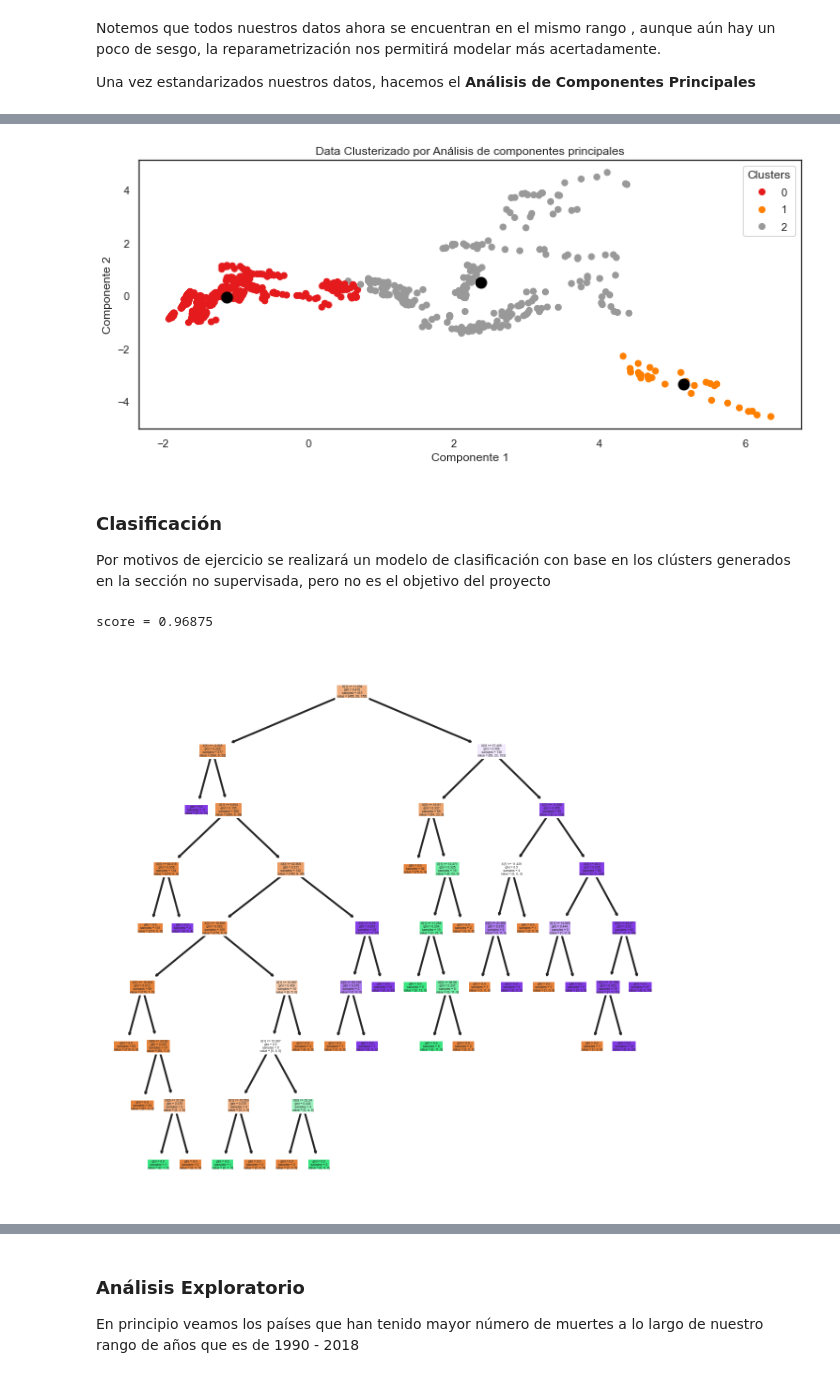
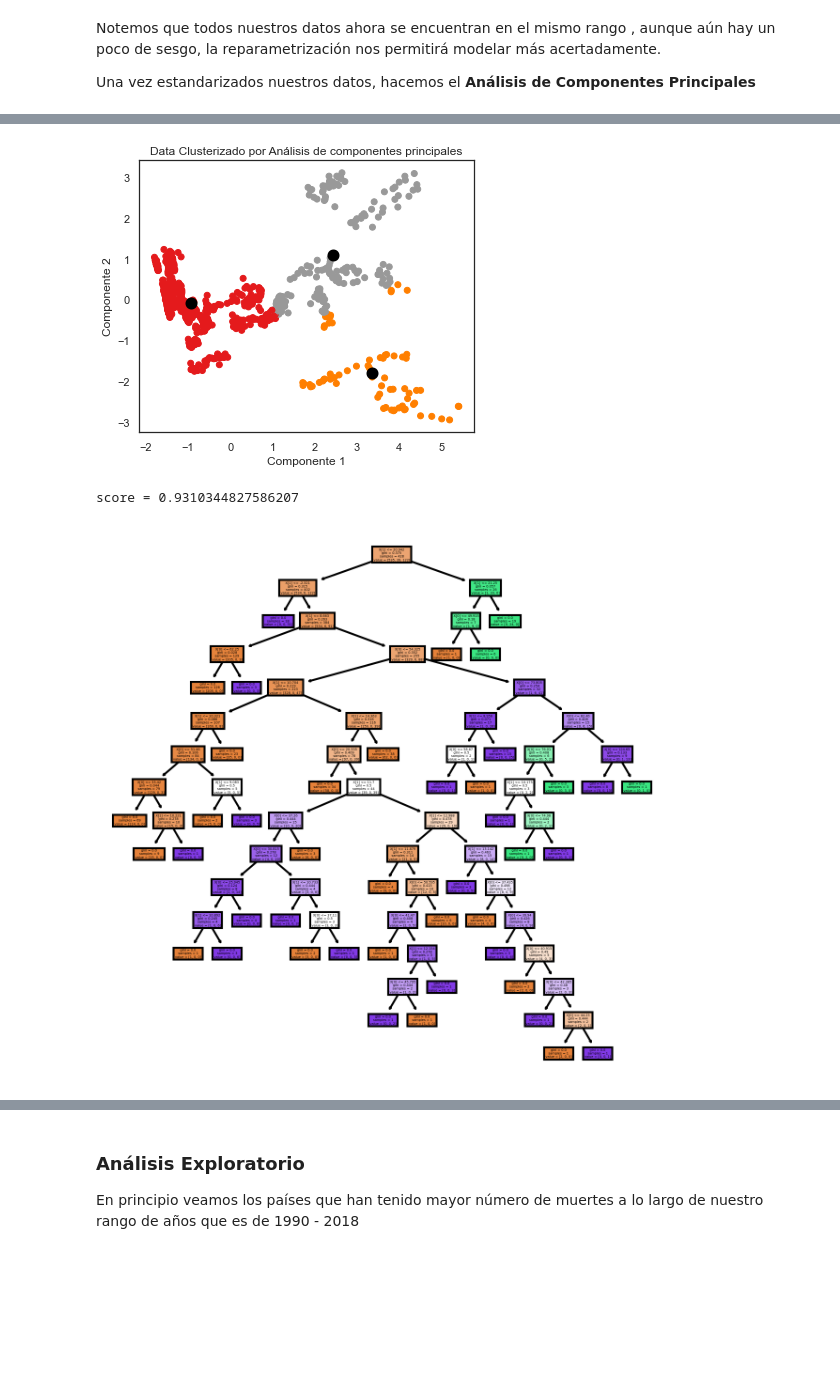
Before and after one commit to OmarGard/Bedu-E2-Modulo5, a Jupyter notebook: Notebook.ipynb, the cells around one changed output, grey strips where cells are left out. Saved outputs shown, nothing was run; the diff lists cells and outputs as text; code cells hidden in the pictures; blank space fills up the shorter version.

```diff
--- a/Notebook.ipynb
+++ b/Notebook.ipynb
@@ -96,8 +96,7 @@ Data columns (total 16 columns):
 dtypes: float64(11), int64(4), object(1)
 memory usage: 123.2+ KB
 # %%
-# Eliminamos variables que utilizaremos
-data = df[['total_respiratory_diseases','CO2','N2O', 'CH4','Fgas', 'mean_annual_temp']]
-data = data[data['CO2'] > 0]
+# Eliminamos variables que no utilizaremos
+data = df[['CO2','N2O', 'CH4','Fgas', 'mean_annual_temp']]
 data.head()
 # %% [output]
@@ -168,20 +167,20 @@ Una vez que hemos reducido a 2 dimensiones, procederemos a realizar la clusteriz
 # %%
-# Clusterizacion
+# Clusterización
 from sklearn.metrics import silhouette_score
 import sklearn.cluster as cluster
 
 inertia = []
 for i in range(1,10):
-    kmeans = KMeans(n_clusters = i, init = "k-means++", random_state = 18)
-    kmeans.fit(data_cluster)
-    inertia.append(kmeans.inertia_)
+  kmeans = cluster.KMeans(n_clusters = i, init = "k-means++", random_state = 18)
+  kmeans.fit(data_cluster)
+  inertia.append(kmeans.inertia_)
 # %%
 # Generación del método confirmatorio: método de la silueta
 silueta = {}
 for i in range(2,10):
-    kmeans = KMeans(n_clusters = i, init = "k-means++", random_state = 18, n_init = 15, max_iter = 500)
-    kmeans.fit(data_cluster)
-    silueta[i] = silhouette_score(data_cluster, kmeans.labels_, metric = "euclidean")
+  kmeans = cluster.KMeans(n_clusters = i, init = "k-means++", random_state = 18, n_init = 15, max_iter = 500)
+  kmeans.fit(data_cluster)
+  silueta[i] = silhouette_score(data_cluster, kmeans.labels_, metric = "euclidean")
 # %%
 # Graficamos
 sns.set(style = "white", rc = {"figure.figsize":(12,5)})
@@ -205,7 +204,6 @@ plt.show()
 # %%
-# Sabemos que son 3 clusters entonces
-
-kmeans = KMeans(n_clusters = 3, random_state=42, init="k-means++")
+# Sabemos que son 2 clusters entonces
+kmeans = cluster.KMeans(n_clusters = 3, random_state=84, init="k-means++")
 kmeans_labels = kmeans.fit_predict(data_cluster)
 
 centroids = kmeans.cluster_centers_
@@ -214,12 +212,10 @@ centroides_pca = pca_2.transform(centroids)
 data2 = data.copy()
 data2["Cluster"] = kmeans_labels
 
-data2.groupby('Cluster').agg(['mean', 'max', 'min'])
+aux = data2.columns.tolist()
+aux[0:len(aux)-1]
 
-#aux = data2.columns.tolist()
-#aux[0:len(aux)-1]
-
-#for cluster in aux[0:len(aux)-1]:
-#    grid = sns.FacetGrid(data2, col = "Cluster")
-#    grid.map(plt.hist, cluster, color = "orange")
+for cluster in aux[0:len(aux)-1]:
+  grid = sns.FacetGrid(data2, col = "Cluster")
+  grid.map(plt.hist, cluster, color = "orange")
 # %% [output]
@@ -232,15 +227,11 @@ data2.groupby('Cluster').agg(['mean', 'max', 'min'])
 # %%
-scatter = plt.scatter(x = pca_2_resultados[:,0], y = pca_2_resultados[:,1], c = kmeans_labels, cmap = "Set1", label=kmeans_labels)
-plt.scatter(centroides_pca[:,0], centroides_pca[:,1], marker = "o",  color = "black", linewidths = 6, zorder = 10)
-plt.legend(*scatter.legend_elements(),
-                    loc="best", title="Clusters")
+sns.set(style = "white", rc = {"figure.figsize": (6,5)})
+
+plt.scatter(x = pca_2_resultados[:,0], y = pca_2_resultados[:,1], c = kmeans_labels, cmap = "Set1")
+plt.scatter(centroides_pca[:,0], centroides_pca[:,1], marker = "o",  color = "black", linewidths = 6, zorder = 10);
 plt.title("Data Clusterizado por Análisis de componentes principales")
 plt.xlabel("Componente 1")
 plt.ylabel("Componente 2");
 # %% [output]
-[figure, old version]
+[figure, new version]
-# %% [markdown]
-### Clasificación
-
-Por motivos de ejercicio se realizará un modelo de clasificación con base en los clústers generados en la sección no supervisada, pero no es el objetivo del proyecto
 # %%
@@ -262,7 +254,7 @@ bosque.fit(X_train,y_train)
 # evaluación de modelo
 print(f'\nscore = {bosque.score(X_test,y_test)}')
 # %% [output]
-score = 0.96875
+score = 0.9310344827586207
 # %%
 #Visualizando la bifurcación de un solo árbol
 
@@ -273,5 +265,5 @@ plt.figure(figsize = (5,5), dpi = 300)
 treeClassifier.plot_tree(arbolDelBosque,filled = True);
 plt.show()
 # %% [output]
-[figure, old version]
+[figure, new version]
 # %% [markdown]
```
Also changed, not shown: parts of 62 cells of this notebook.
